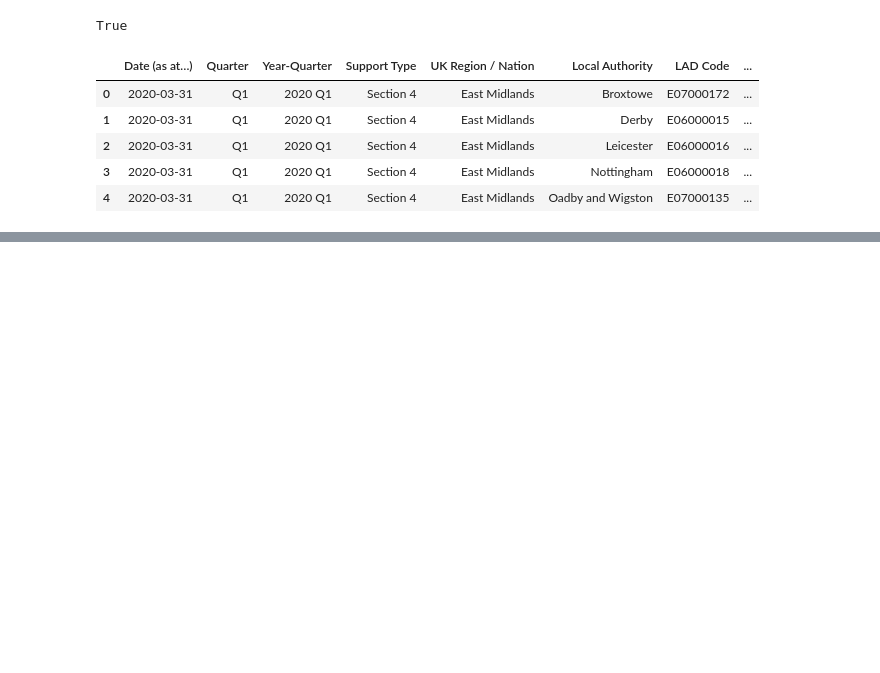
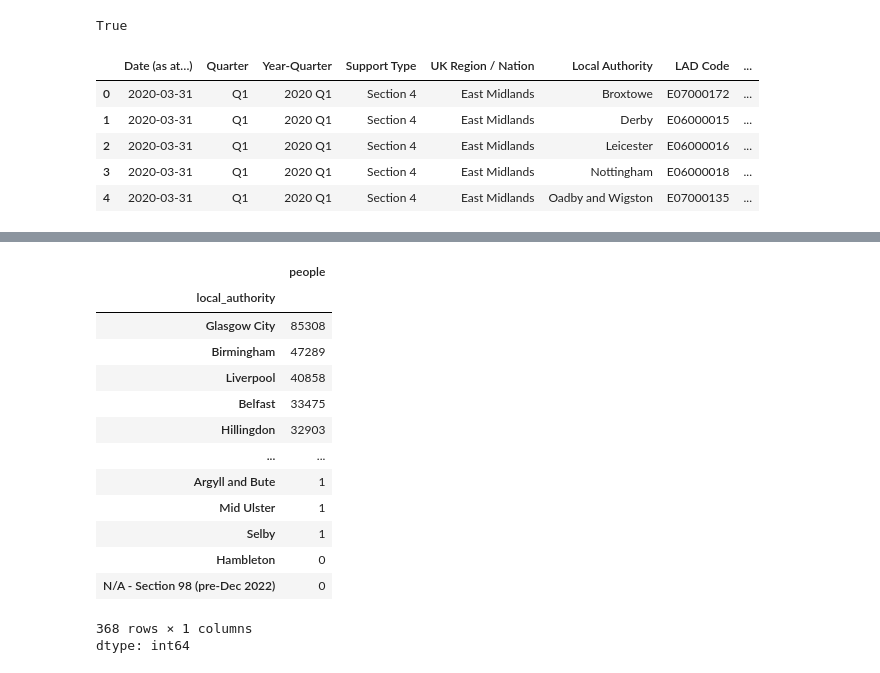
Before and after one commit to awenroberts/QM2-Project, a Jupyter notebook: asylum_seekers_receiving_support_data.ipynb, the cells around one changed output, grey strips where cells are left out. Saved outputs shown, nothing was run; the diff lists cells and outputs as text; code cells hidden in the pictures; blank space fills up the shorter version.

```diff
--- a/asylum_seekers_receiving_support_data.ipynb
+++ b/asylum_seekers_receiving_support_data.ipynb
@@ -35,0 +81,5 @@ df.head()
+# %%
+#make new dataframes for each support type
+df_95 = df[df["support_type"] == "Section 95"].copy()
+df_98 = df[df["support_type"] == "Section 98"].copy()
+df_4 = df[df["support_type"] == "Section 4"].copy()
@@ -35,0 +100,18 @@ df.head()
+# %%
+df_95.groupby("local_authority")["people"].sum().sort_values(ascending=False)
+# %% [output]
+|  | people |
+| local_authority |  |
+| Glasgow City | 85308 |
+| Birmingham | 47289 |
+| Liverpool | 40858 |
+| Belfast | 33475 |
+| Hillingdon | 32903 |
+| ... | ... |
+| Argyll and Bute | 1 |
+| Mid Ulster | 1 |
+| Selby | 1 |
+| Hambleton | 0 |
+| N/A - Section 98 (pre-Dec 2022) | 0 |
+368 rows × 1 columns
+dtype: int64
```
Also changed, not shown: parts of 11 cells of this notebook.
